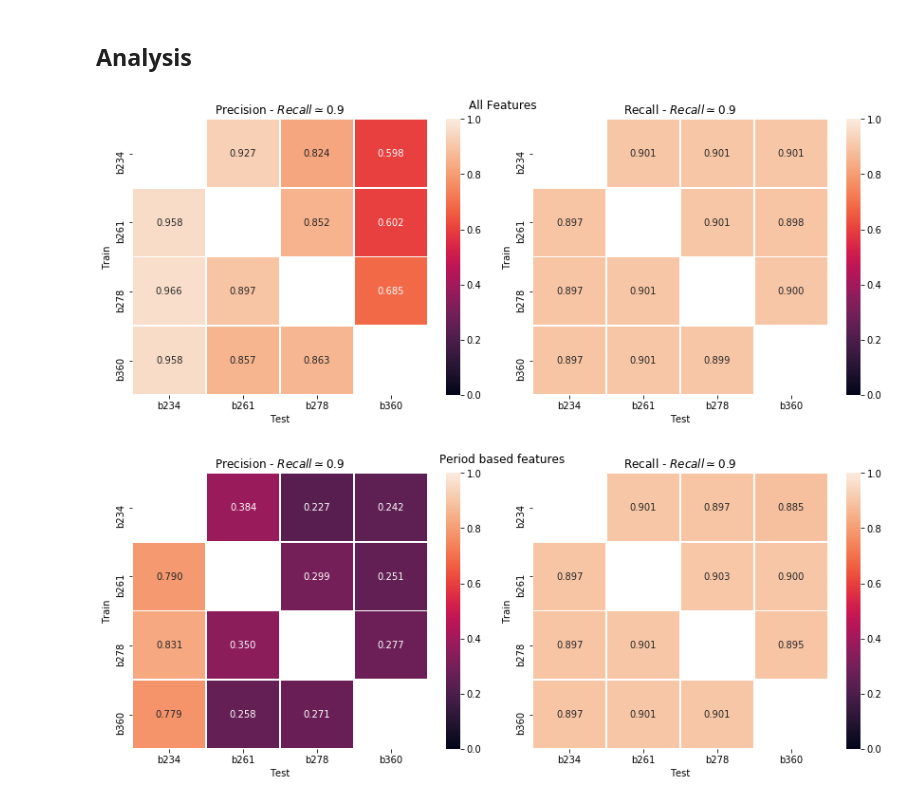
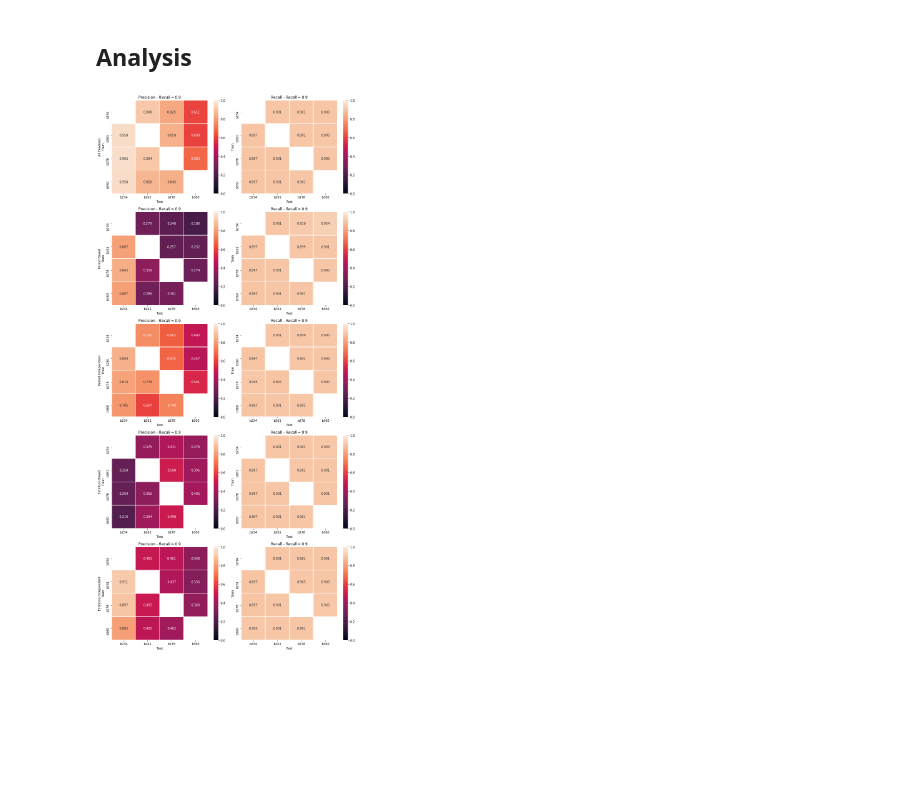
Before and after one commit to leliel12/How-far-can-we-can-go, a Jupyter notebook: 00_section_features_evaluation.ipynb, the cells around one changed output. Cells and saved outputs as stored; diff of their text form; code cells hidden in the pictures; blank space fills up the shorter version.

Commit message:
fixed plots

```diff
--- a/00_section_features_evaluation.ipynb
+++ b/00_section_features_evaluation.ipynb
@@ -203,44 +196,40 @@ def as_df(data):
     return df
 
 def heatmap(ax, results, fp):
     cmap = sns.cm.rocket
 
     fix_recall, fix_precs = {}, {}
     for r in results:
         train_name, test_name = r["train_name"], r["test_name"]
 
         if train_name not in fix_recall:
             fix_recall[train_name] = {}
             fix_precs[train_name] = {}
 
         precs, recalls, probs = r.prec_rec_curve
 
         idx = nearest(recalls, fp)
 
         fix_recall[train_name][test_name] = recalls[idx]
         fix_precs[train_name][test_name] = precs[idx]
 
     fix_precs = as_df(fix_precs)
     fix_recall = as_df(fix_recall)
 
     sns.heatmap(fix_precs, annot=True, fmt='.3f',  linewidths=.5, ax=ax[0], cmap=cmap, center=.5, vmin=0., vmax=1.)
     ax[0].set_xlabel("Test")
     ax[0].set_title(u"Precision - $Recall\simeq{}$".format(fp))
 
     sns.heatmap(fix_recall, annot=True, fmt='.3f', linewidths=.5, ax=ax[1], cmap=cmap, center=.5, vmin=0., vmax=1.)
     ax[1].set_xlabel("Test")
     ax[1].set_title(u"Recall - $Recall\simeq{}$".format(fp))
+
+fig, axes = plt.subplots(5, 2, figsize=(12, 5*5))
+
+for rname, axs in zip(all_results, axes):
+    heatmap(axs, all_results[rname], 0.90)
+    axs[0].set_ylabel(f"{rname}\n{axs[0].get_ylabel()}")
+
+fig.tight_layout()
+# %% [output]
+[figure, added]
-# %%
-fig, axes = plt.subplots(1, 2, figsize=(12, 5))
-heatmap(axes, all_features_results, 0.90)
-fig.suptitle("All Features")
-fig.tight_layout()
-# %% [output]
-[figure, removed]
-# %%
-fig, axes = plt.subplots(1, 2, figsize=(12, 5))
-heatmap(axes, period_results, 0.90)
-fig.suptitle("Period based features")
-fig.tight_layout()
-# %% [output]
-[figure, removed]
```
Also changed, not shown: parts of 12 cells of this notebook, 1 other file.
